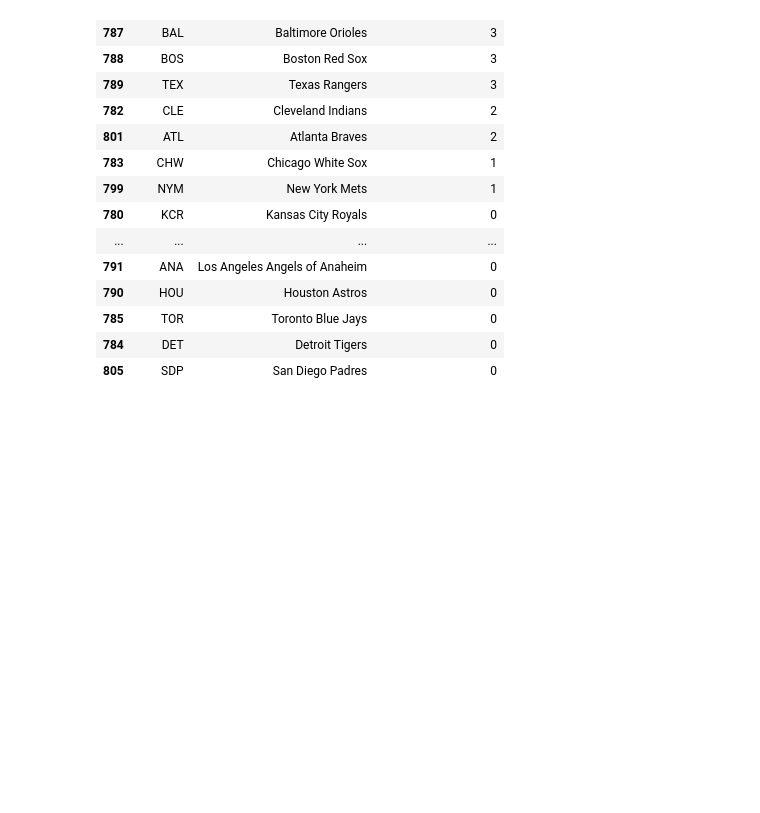
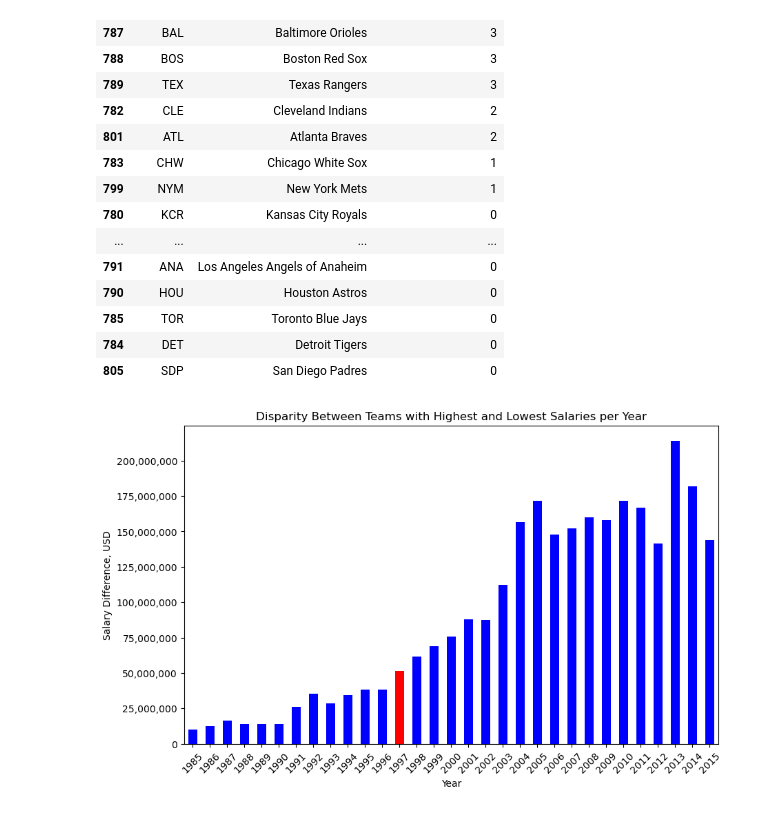
Before and after one commit to m-ingram/Project1-Group3, a Jupyter notebook: data_cleaning.ipynb, the cells around one changed output. Saved outputs shown, nothing was run; the diff lists cells and outputs as text; code cells hidden in the pictures; blank space fills up the shorter version.

Commit message:
fixed disparity fig
fixed disparity fig

```diff
--- a/data_cleaning.ipynb
+++ b/data_cleaning.ipynb
@@ -316,3 +317,26 @@ times_taxed
 | 805 | SDP | San Diego Padres | 0 |
 # %%
 taxed_df = team_salary_tax_df[team_salary_tax_df['over_threshold']==1]
+# %%
+# getting the difference between top and bottom each year
+yearly_salary_difference = yearly_team_salaries_rename.groupby("Year")["Total Team Salary"].max() - yearly_team_salaries_rename.groupby("Year")["Total Team Salary"].min()
+
+# getting the average salary per year
+
+avg_salary_per_year = yearly_team_salaries_rename.groupby("Year")["Total Team Salary"].mean()
+
+# bar chart
+plt.figure(figsize=(10,6))
+bar_colors=["blue" if year != 1997 else "red" for year in yearly_salary_difference.index]
+yearly_salary_difference.plot(kind="bar", color=bar_colors)
+plt.title("Disparity Between Teams with Highest and Lowest Salaries per Year")
+plt.xlabel("Year")
+plt.ylabel("Salary Difference, USD")
+plt.xticks(rotation=45)
+plt.tight_layout
+formatter = ticker.StrMethodFormatter('{x:,.0f}')
+plt.gca().yaxis.set_major_formatter(formatter)
+plt.savefig("Output/Disparity Fig.png")
+plt.show()
+# %% [output]
+[figure, added]
```
Also changed, not shown: parts of 2 cells of this notebook, 1 other file.
